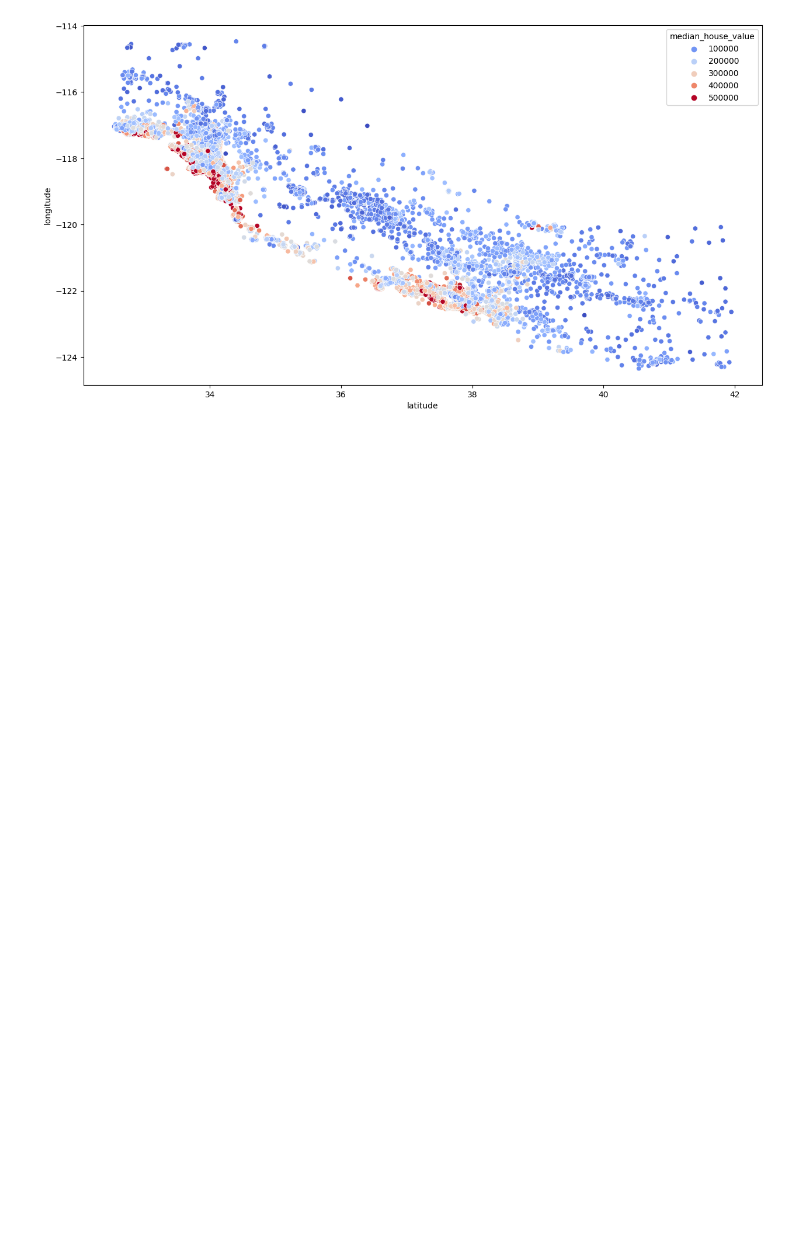
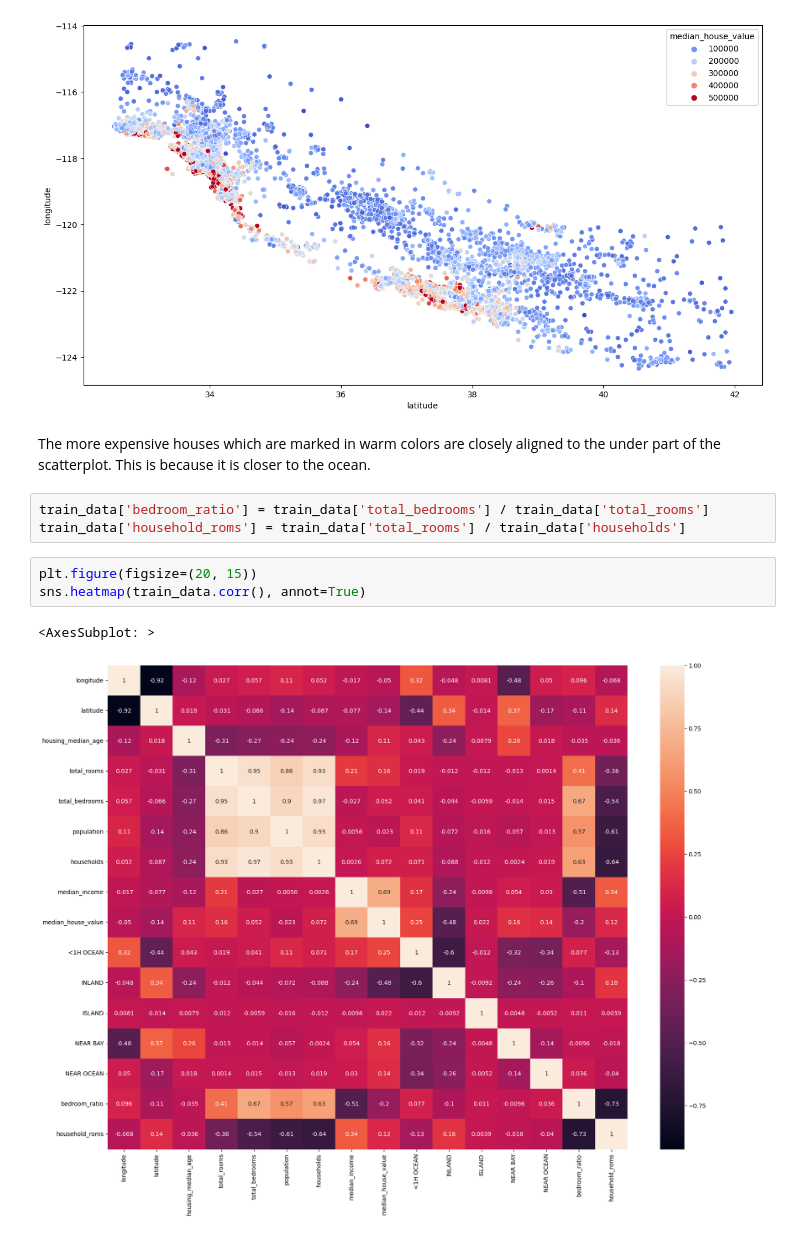
Before and after one commit to kerimcanguney/AI-Exercises, a Jupyter notebook: boston/housing.ipynb, the cells around one changed output. Drawn from its saved outputs; the diff is of its cells as text; blank space fills up the shorter version.

```diff
--- a/boston/housing.ipynb
+++ b/boston/housing.ipynb
@@ -160,3 +164,14 @@ sns.scatterplot(x='latitude', y='longitude', data=train_data, hue='median_house_
 # %% [output]
 <AxesSubplot: xlabel='latitude', ylabel='longitude'>
 [figure]
+# %% [markdown]
+The more expensive houses which are marked in warm colors are closely aligned to the under part of the scatterplot. This is because it is closer to the ocean.
+# %%
+train_data['bedroom_ratio'] = train_data['total_bedrooms'] / train_data['total_rooms']
+train_data['household_roms'] = train_data['total_rooms'] / train_data['households']
+# %%
+plt.figure(figsize=(20, 15))
+sns.heatmap(train_data.corr(), annot=True)
+# %% [output]
+<AxesSubplot: >
+[figure, added]
```
Also changed, not shown: parts of 8 cells of this notebook.
